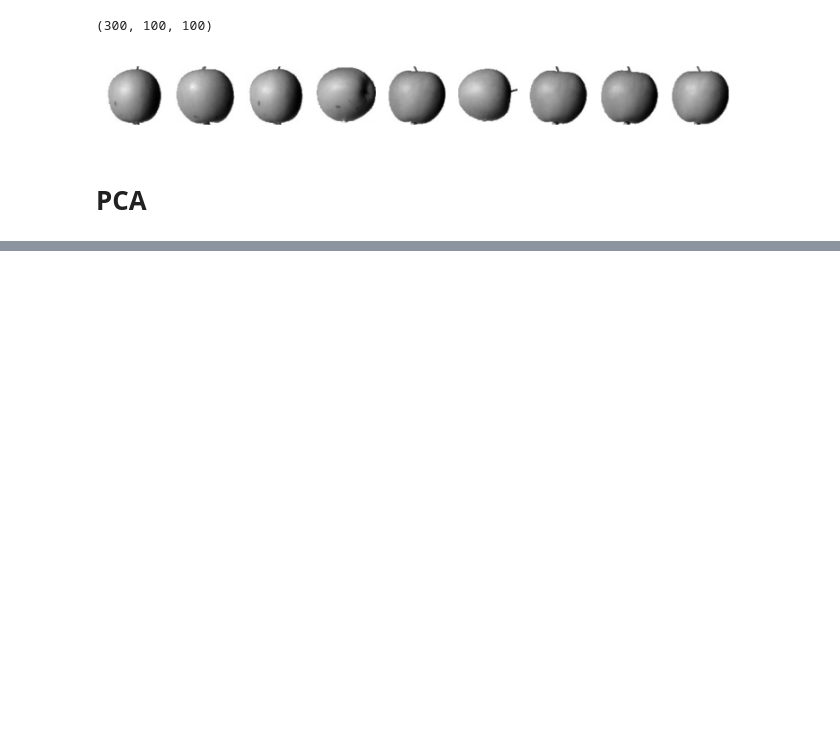
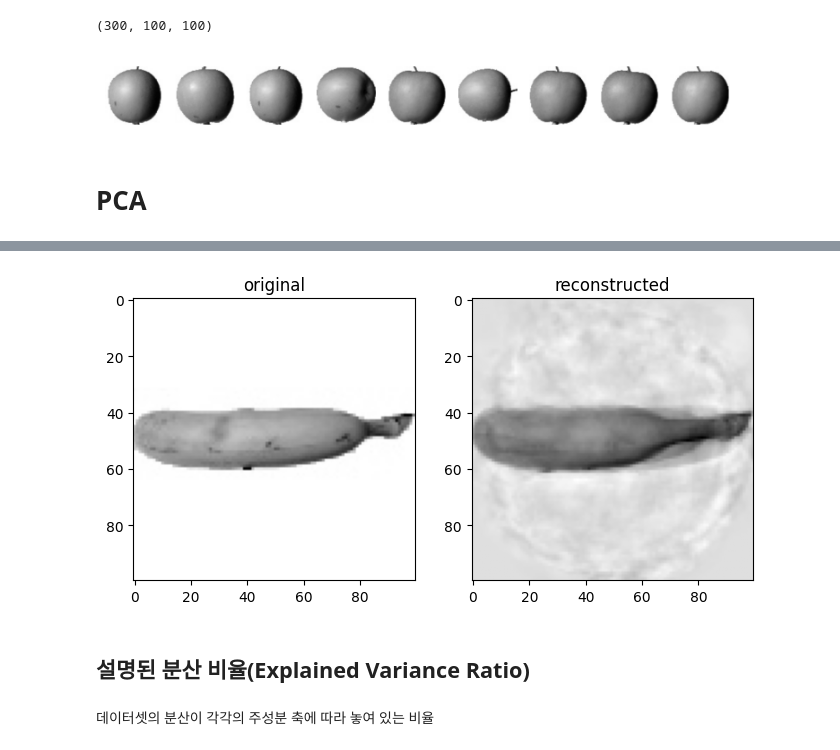
Before and after one commit to JakeOh/202605_BD57, a Jupyter notebook: lab_ml/ml15_pca.ipynb, the cells around one changed output, grey strips where cells are left out. Cells and saved outputs as stored; diff of their text form; code cells hidden in the pictures; blank space fills up the shorter version.

Commit message:
PCA(주성분 분석). 설명된 분산 비율(explained variance ratio)

```diff
--- a/lab_ml/ml15_pca.ipynb
+++ b/lab_ml/ml15_pca.ipynb
@@ -80,0 +151,18 @@ plot_img_array(fruits[:9])
+# %%
+fig, axes = plt.subplots(ncols=2, figsize=(8, 4))
+
+# 원본 이미지
+axes[0].imshow(fruits[200], cmap=plt.cm.binary)
+axes[0].set_title('original')
+
+# 차원 축소 후 재구성한 이미지
+axes[1].imshow(reconstructed[200].reshape((100, 100)), cmap=plt.cm.binary)
+axes[1].set_title('reconstructed')
+
+plt.show()
+# %% [output]
+[figure, added]
+# %% [markdown]
+## 설명된 분산 비율(Explained Variance Ratio)
+# %% [markdown]
+데이터셋의 분산이 각각의 주성분 축에 따라 놓여 있는 비율
```
Also changed, not shown: parts of 22 cells of this notebook.
